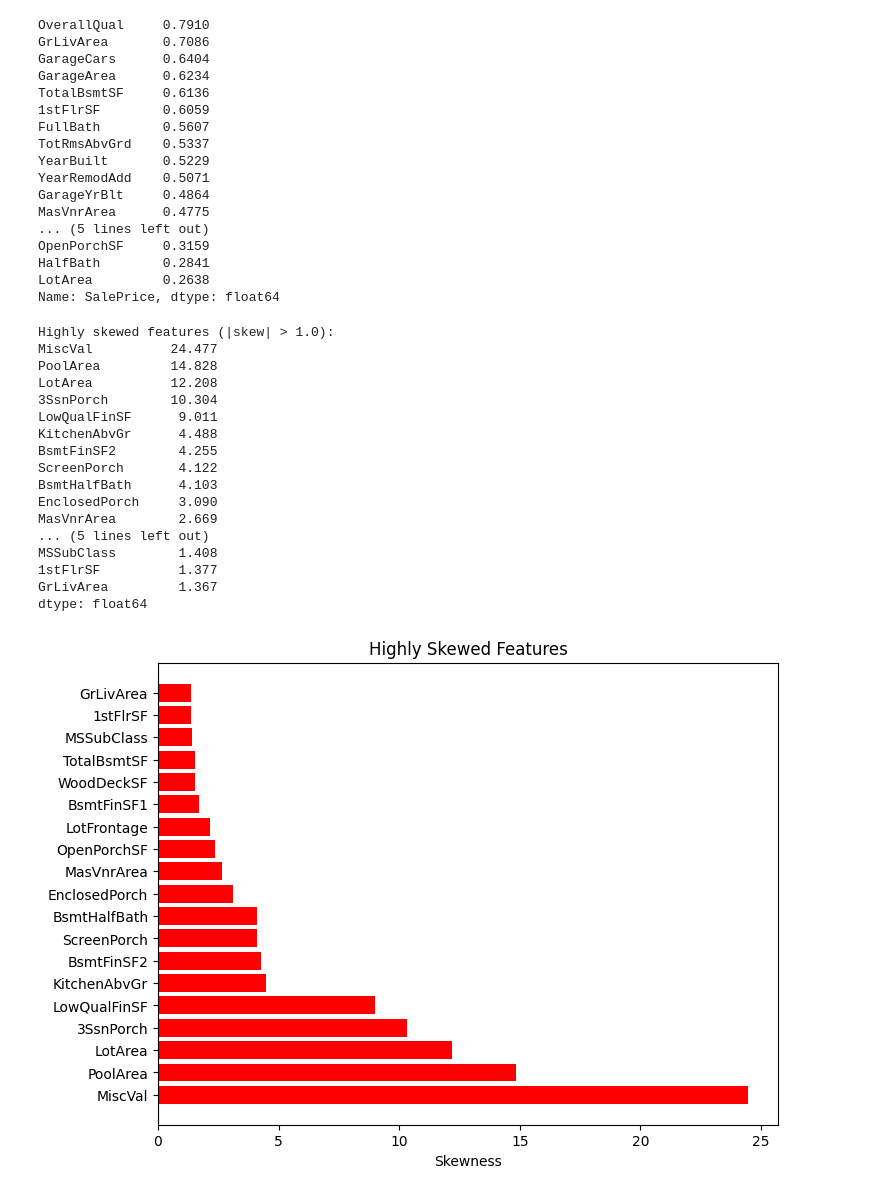
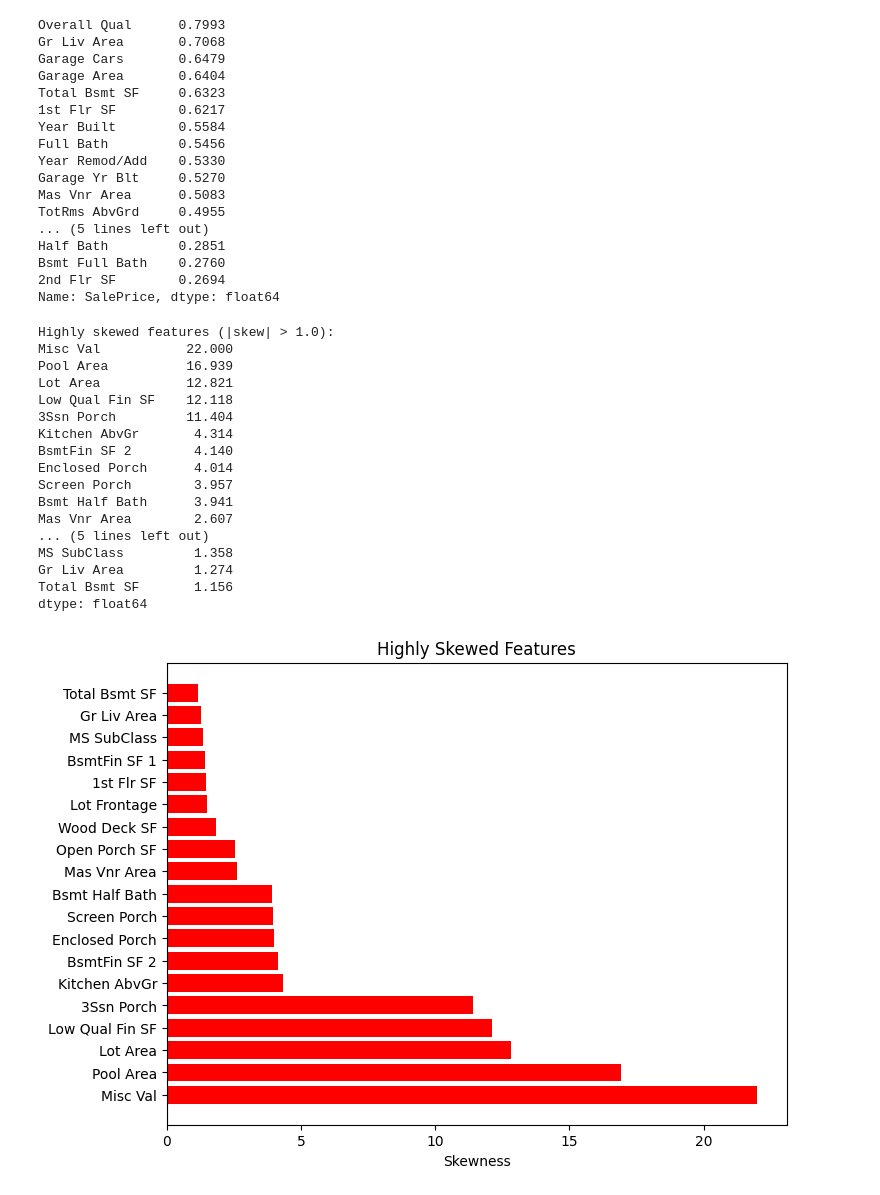
Before and after one commit to GeorgeElHajj/ai-real-estate-agent-GeorgesELHAJJ, a Jupyter notebook: notebooks/data_exploration.ipynb, the cells around one changed output. Saved outputs shown, nothing was run; the diff lists cells and outputs as text; code cells hidden in the pictures.

```diff
--- a/notebooks/data_exploration.ipynb
+++ b/notebooks/data_exploration.ipynb
@@ -83,62 +80,62 @@ Skewness (log1p) : 0.121
 # %%
 # Correlation of all numeric features with SalePrice
 num_cols = df.select_dtypes(include=np.number).columns.tolist()
-corr = df[num_cols].corr()['SalePrice'].drop(['SalePrice', 'Id'])
+corr = df[num_cols].corr()['SalePrice'].drop(['SalePrice', 'PID'])
 corr = corr.abs().sort_values(ascending=False)
 print(corr.head(20).round(4))
 # %% [output]
-OverallQual     0.7910
-GrLivArea       0.7086
-GarageCars      0.6404
-GarageArea      0.6234
-TotalBsmtSF     0.6136
-1stFlrSF        0.6059
-FullBath        0.5607
-TotRmsAbvGrd    0.5337
-YearBuilt       0.5229
-YearRemodAdd    0.5071
-GarageYrBlt     0.4864
-MasVnrArea      0.4775
+Overall Qual      0.7993
+Gr Liv Area       0.7068
+Garage Cars       0.6479
+Garage Area       0.6404
+Total Bsmt SF     0.6323
+1st Flr SF        0.6217
+Year Built        0.5584
+Full Bath         0.5456
+Year Remod/Add    0.5330
+Garage Yr Blt     0.5270
+Mas Vnr Area      0.5083
+TotRms AbvGrd     0.4955
 ... (5 lines left out)
-OpenPorchSF     0.3159
-HalfBath        0.2841
-LotArea         0.2638
+Half Bath         0.2851
+Bsmt Full Bath    0.2760
+2nd Flr SF        0.2694
 Name: SalePrice, dtype: float64
 # %%
 # Skewness of all numeric features
-skews = df[num_cols].drop(['Id','SalePrice'], axis=1).skew().sort_values(ascending=False)
+skews = df[num_cols].drop(['PID','SalePrice'], axis=1).skew().sort_values(ascending=False)
 skews_high = skews[skews.abs() > 1.0]
 print("Highly skewed features (|skew| > 1.0):")
 print(skews_high.round(3))
 colors = ['red' if x > 0 else 'blue' for x in skews_high]
 
 plt.figure(figsize=(8,6))
 plt.barh(skews_high.index, skews_high.values, color=colors)
 
 plt.title("Highly Skewed Features")
 plt.xlabel("Skewness")
 plt.axvline(0)
 
 plt.show()
 # %% [output]
 Highly skewed features (|skew| > 1.0):
-MiscVal          24.477
-PoolArea         14.828
-LotArea          12.208
-3SsnPorch        10.304
-LowQualFinSF      9.011
-KitchenAbvGr      4.488
-BsmtFinSF2        4.255
-ScreenPorch       4.122
-BsmtHalfBath      4.103
-EnclosedPorch     3.090
-MasVnrArea        2.669
+Misc Val           22.000
+Pool Area          16.939
+Lot Area           12.821
+Low Qual Fin SF    12.118
+3Ssn Porch         11.404
+Kitchen AbvGr       4.314
+BsmtFin SF 2        4.140
+Enclosed Porch      4.014
+Screen Porch        3.957
+Bsmt Half Bath      3.941
+Mas Vnr Area        2.607
 ... (5 lines left out)
-MSSubClass        1.408
-1stFlrSF          1.377
-GrLivArea         1.367
+MS SubClass         1.358
+Gr Liv Area         1.274
+Total Bsmt SF       1.156
 dtype: float64
-[figure, old version]
+[figure, new version]
 # %%
 for col in cat_cols:
     n_unique = df[col].nunique()
```
Also changed, not shown: parts of 23 cells of this notebook, 5 other files.
